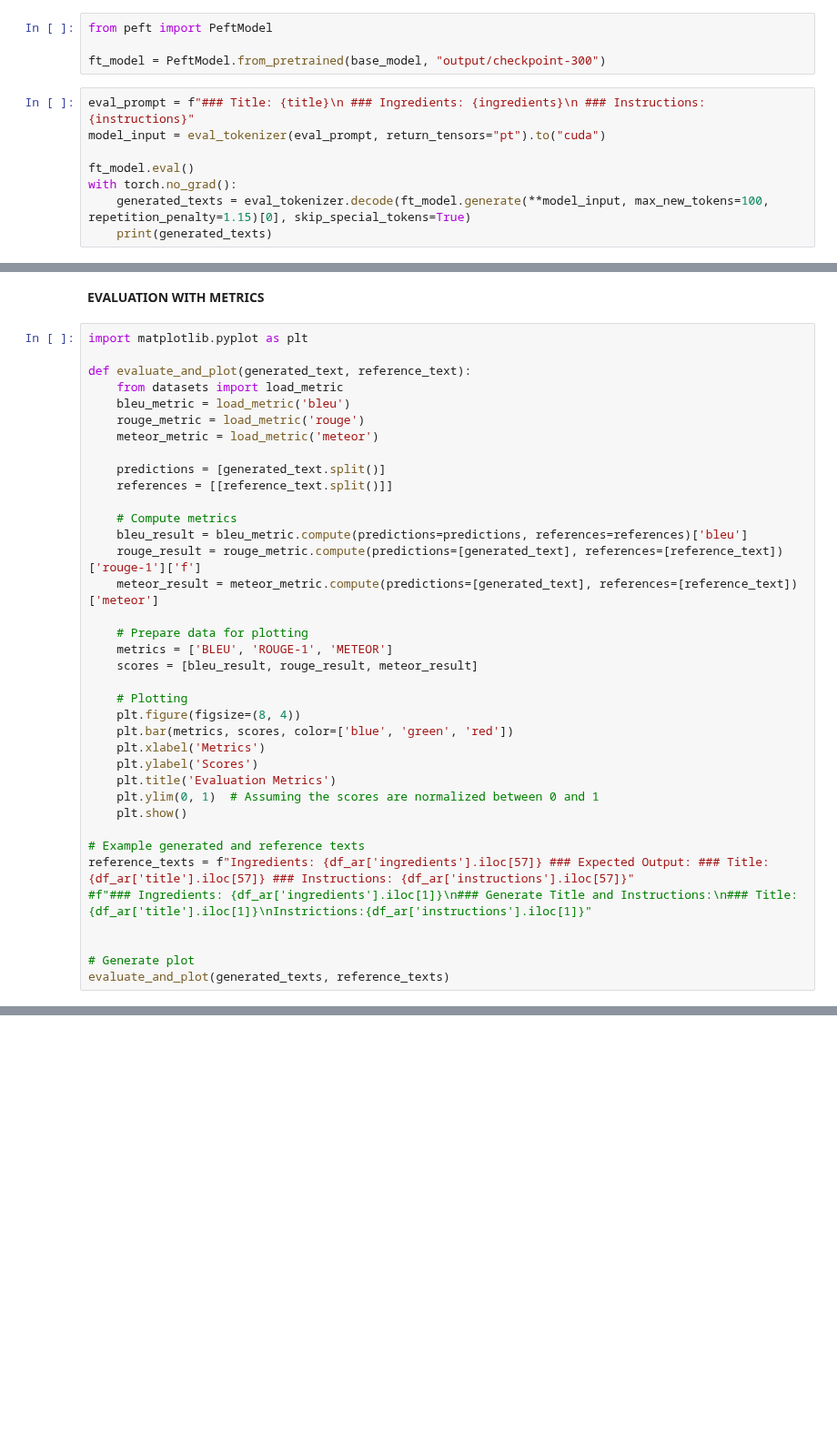
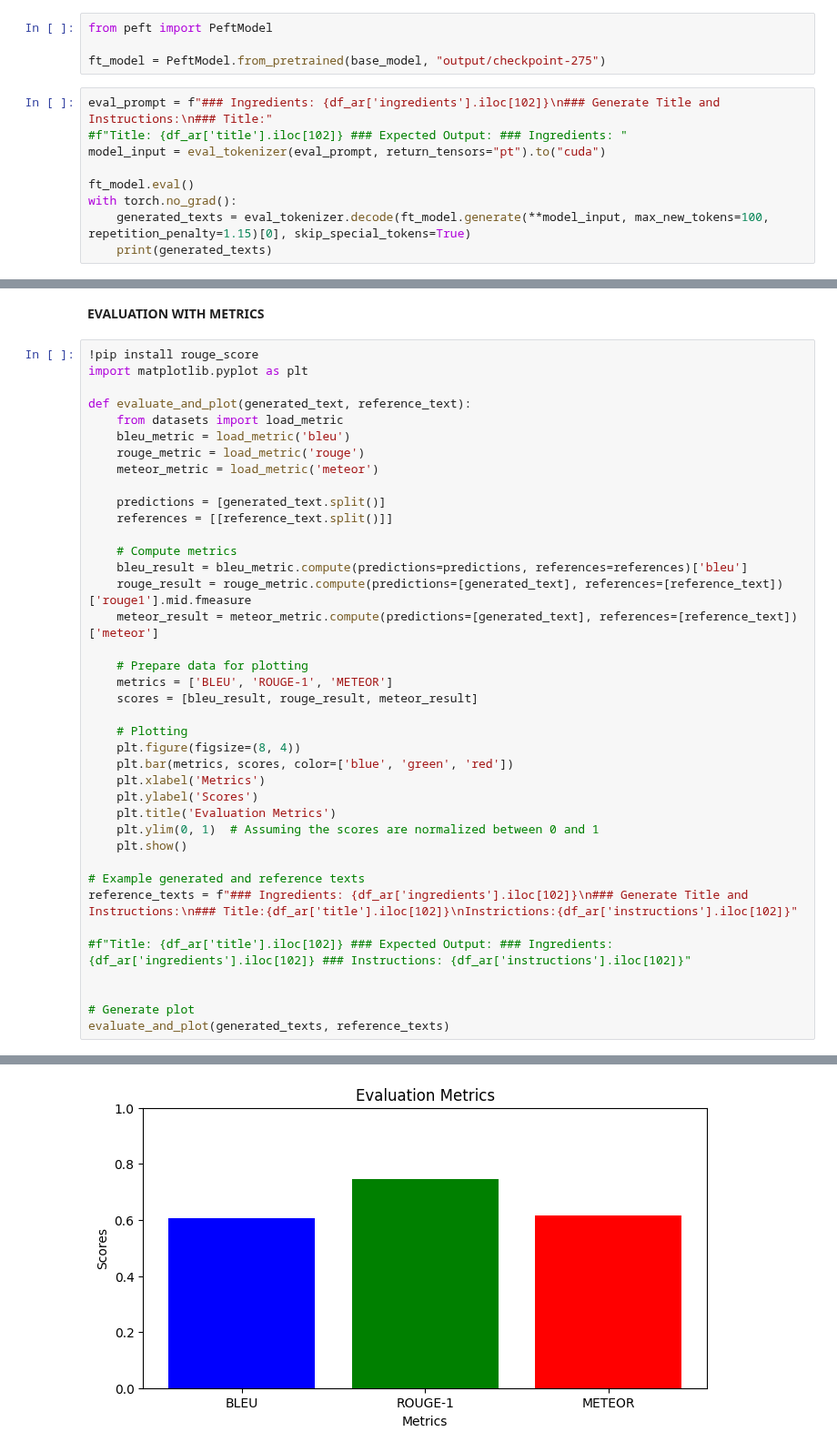
Before and after one commit to MattRamb97/Erasmus_Hardgainers, a Jupyter notebook: Recipes_model.ipynb, the cells around one changed output, grey strips where cells are left out. Shown at 91% size. Cells and saved outputs as stored; diff of their text form; blank space fills up the shorter version.

```diff
--- a/Recipes_model.ipynb
+++ b/Recipes_model.ipynb
@@ -486,9 +464,10 @@ eval_tokenizer = AutoTokenizer.from_pretrained(base_model_id, add_bos_token=True
 # %%
 from peft import PeftModel
 
-ft_model = PeftModel.from_pretrained(base_model, "output/checkpoint-300")
+ft_model = PeftModel.from_pretrained(base_model, "output/checkpoint-275")
 # %%
-eval_prompt = f"### Title: {title}\n ### Ingredients: {ingredients}\n ### Instructions: {instructions}"
+eval_prompt = f"### Ingredients: {df_ar['ingredients'].iloc[102]}\n### Generate Title and Instructions:\n### Title:"
+#f"Title: {df_ar['title'].iloc[102]} ### Expected Output: ### Ingredients: "
 model_input = eval_tokenizer(eval_prompt, return_tensors="pt").to("cuda")
 
 ft_model.eval()
@@ -520,6 +490,7 @@ Ladle the batter into a preheated waffle iron. Cook the waffles until golden and
 # %% [markdown]
 **EVALUATION WITH METRICS**
 # %%
+!pip install rouge_score
 import matplotlib.pyplot as plt
 
 def evaluate_and_plot(generated_text, reference_text):
@@ -533,7 +504,7 @@ def evaluate_and_plot(generated_text, reference_text):
 
     # Compute metrics
     bleu_result = bleu_metric.compute(predictions=predictions, references=references)['bleu']
-    rouge_result = rouge_metric.compute(predictions=[generated_text], references=[reference_text])['rouge-1']['f']
+    rouge_result = rouge_metric.compute(predictions=[generated_text], references=[reference_text])['rouge1'].mid.fmeasure
     meteor_result = meteor_metric.compute(predictions=[generated_text], references=[reference_text])['meteor']
 
     # Prepare data for plotting
@@ -550,9 +521,11 @@ def evaluate_and_plot(generated_text, reference_text):
     plt.show()
 
 # Example generated and reference texts
-reference_texts = f"Ingredients: {df_ar['ingredients'].iloc[57]} ### Expected Output: ### Title: {df_ar['title'].iloc[57]} ### Instructions: {df_ar['instructions'].iloc[57]}"
-#f"### Ingredients: {df_ar['ingredients'].iloc[1]}\n### Generate Title and Instructions:\n### Title:{df_ar['title'].iloc[1]}\nInstrictions:{df_ar['instructions'].iloc[1]}"
+reference_texts = f"### Ingredients: {df_ar['ingredients'].iloc[102]}\n### Generate Title and Instructions:\n### Title:{df_ar['title'].iloc[102]}\nInstrictions:{df_ar['instructions'].iloc[102]}"
+
+#f"Title: {df_ar['title'].iloc[102]} ### Expected Output: ### Ingredients: {df_ar['ingredients'].iloc[102]} ### Instructions: {df_ar['instructions'].iloc[102]}"
 
 
 # Generate plot
 evaluate_and_plot(generated_texts, reference_texts)
+# %% [output]
@@ -558,0 +563 @@ evaluate_and_plot(generated_texts, reference_texts)
+[figure, added]
```
Also changed, not shown: parts of 10 cells of this notebook.
